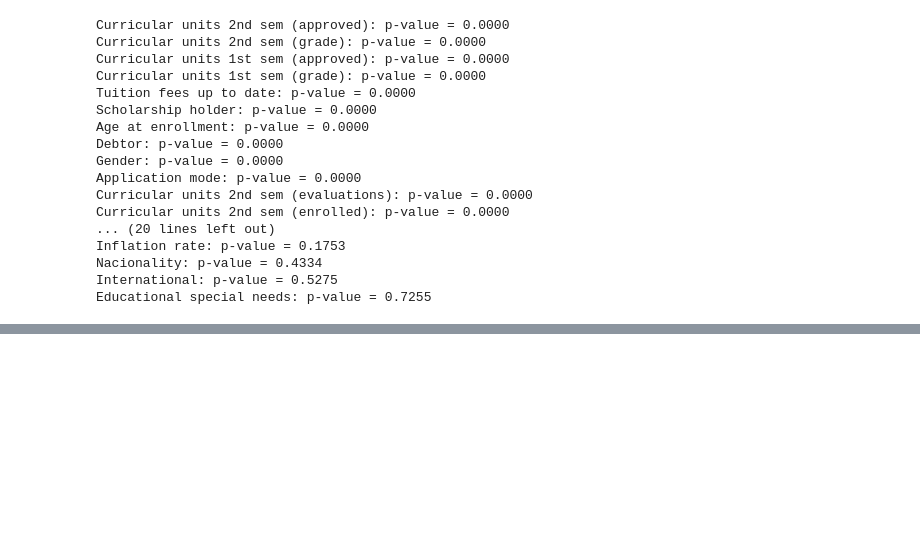
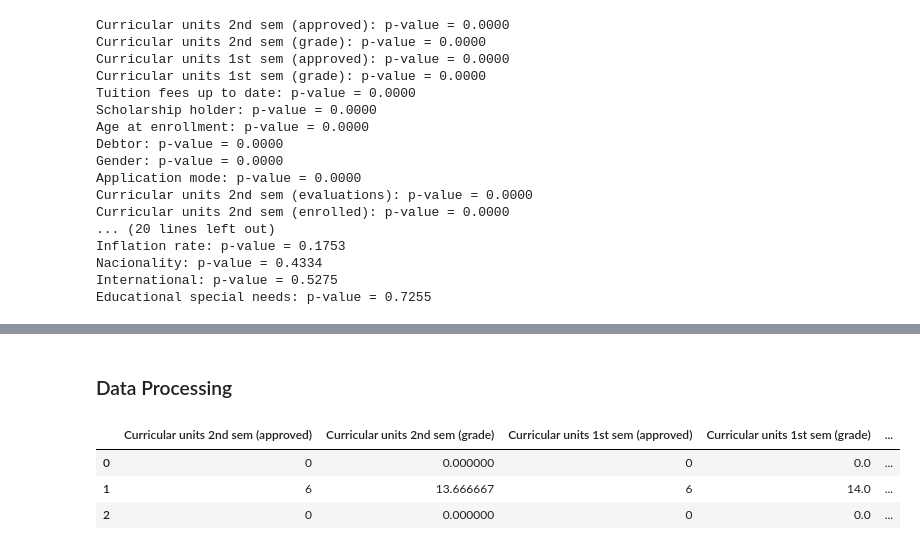
Before and after one commit to aiaaee/Student-Dropout-Success-Prediction, a Jupyter notebook: Student_Dropout_&_Success_Prediction_Dataset.ipynb, the cells around one changed output, grey strips where cells are left out. Saved outputs shown, nothing was run; the diff lists cells and outputs as text; code cells hidden in the pictures; blank space fills up the shorter version.

```diff
--- a/Student_Dropout_&_Success_Prediction_Dataset.ipynb
+++ b/Student_Dropout_&_Success_Prediction_Dataset.ipynb
@@ -254,0 +253,10 @@ fig.show()
+# %% [markdown]
+### Data Processing
+# %%
+data_selected = data.loc[: , feature_importance]
+data_selected.head(3)
+# %% [output]
+|  | Curricular units 2nd sem (approved) | Curricular units 2nd sem (grade) | Curricular units 1st sem (approved) | Curricular units 1st sem (grade) | ... |
+| 0 | 0 | 0.000000 | 0 | 0.0 | ... |
+| 1 | 6 | 13.666667 | 6 | 14.0 | ... |
+| 2 | 0 | 0.000000 | 0 | 0.0 | ... |
```
Also changed, not shown: parts of 18 cells of this notebook.
